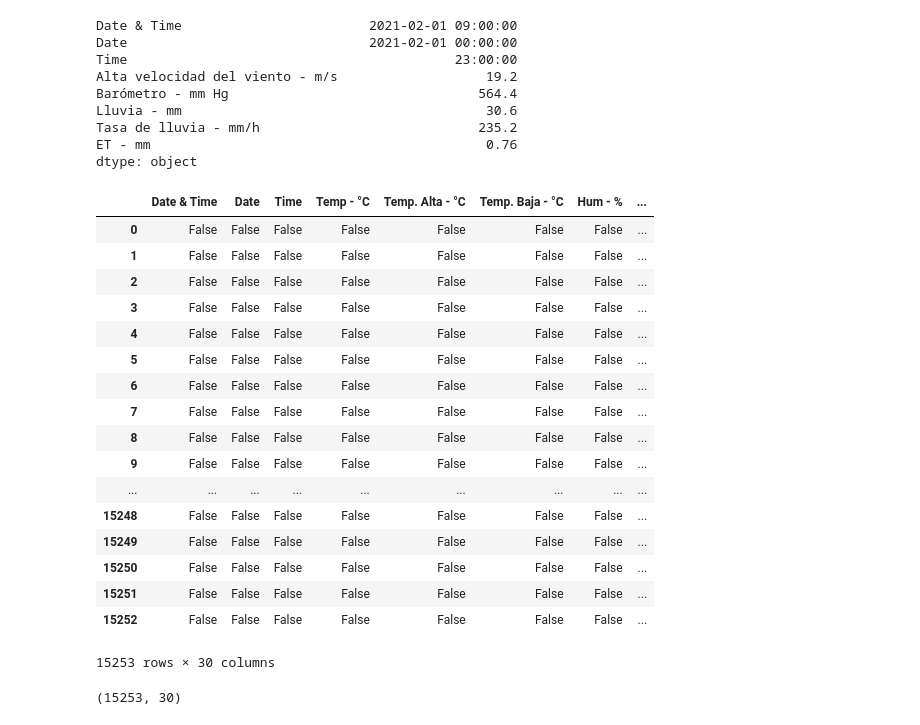
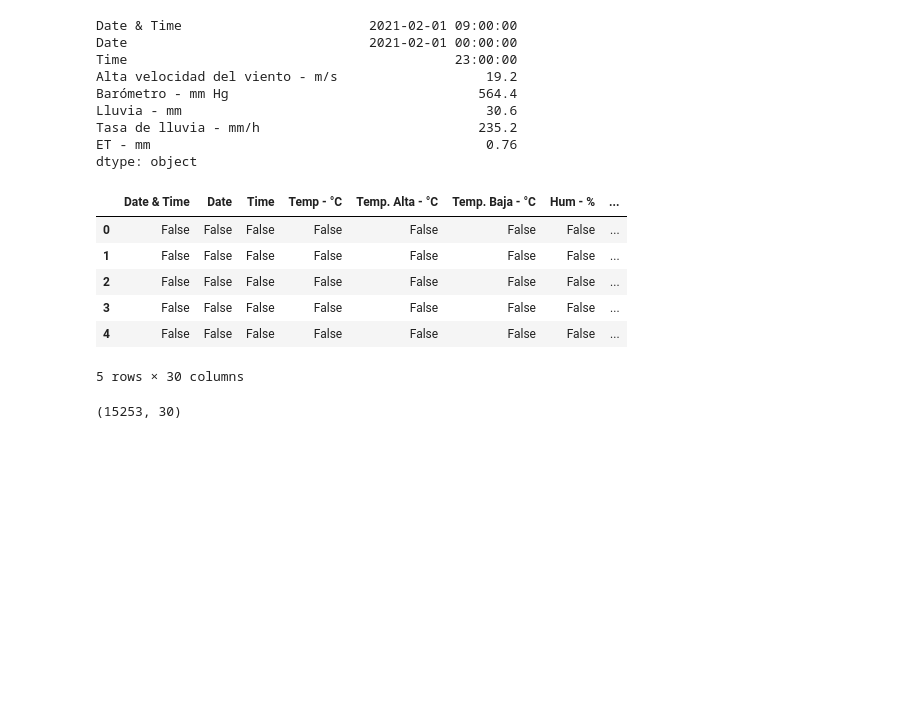
Before and after one commit to sofgutierrez6/ProyectoGrado, a Jupyter notebook: Data_Adaptation.ipynb, the cells around one changed output. Saved outputs shown, nothing was run; the diff lists cells and outputs as text; code cells hidden in the pictures; blank space fills up the shorter version.

Commit message:
datos Enel Adaptados y modelos

```diff
--- a/Data_Adaptation.ipynb
+++ b/Data_Adaptation.ipynb
@@ -87,28 +88,17 @@ dtype: object
 # %%
 #datosSD = datosSD.reset_index(drop=True)
 # Marcar Vacíos
 datosSD = datosSD.replace("--", np.nan)
 # Mostrar de vacíos
-pd.isna(datosSD)
+pd.isna(datosSD).head()
 # %% [output]
 |  | Date & Time | Date | Time | Temp - °C | Temp. Alta - °C | Temp. Baja - °C | Hum - % | ... |
 | 0 | False | False | False | False | False | False | False | ... |
 | 1 | False | False | False | False | False | False | False | ... |
 | 2 | False | False | False | False | False | False | False | ... |
 | 3 | False | False | False | False | False | False | False | ... |
 | 4 | False | False | False | False | False | False | False | ... |
-| 5 | False | False | False | False | False | False | False | ... |
-| 6 | False | False | False | False | False | False | False | ... |
-| 7 | False | False | False | False | False | False | False | ... |
-| 8 | False | False | False | False | False | False | False | ... |
-| 9 | False | False | False | False | False | False | False | ... |
-| ... | ... | ... | ... | ... | ... | ... | ... | ... |
-| 15248 | False | False | False | False | False | False | False | ... |
-| 15249 | False | False | False | False | False | False | False | ... |
-| 15250 | False | False | False | False | False | False | False | ... |
-| 15251 | False | False | False | False | False | False | False | ... |
-| 15252 | False | False | False | False | False | False | False | ... |
-15253 rows × 30 columns
+5 rows × 30 columns
 # %%
 # Cantidad de vacíos
 datosSD[pd.isna(datosSD)].shape
```
Also changed, not shown: parts of 2 cells of this notebook, 15 other files.
